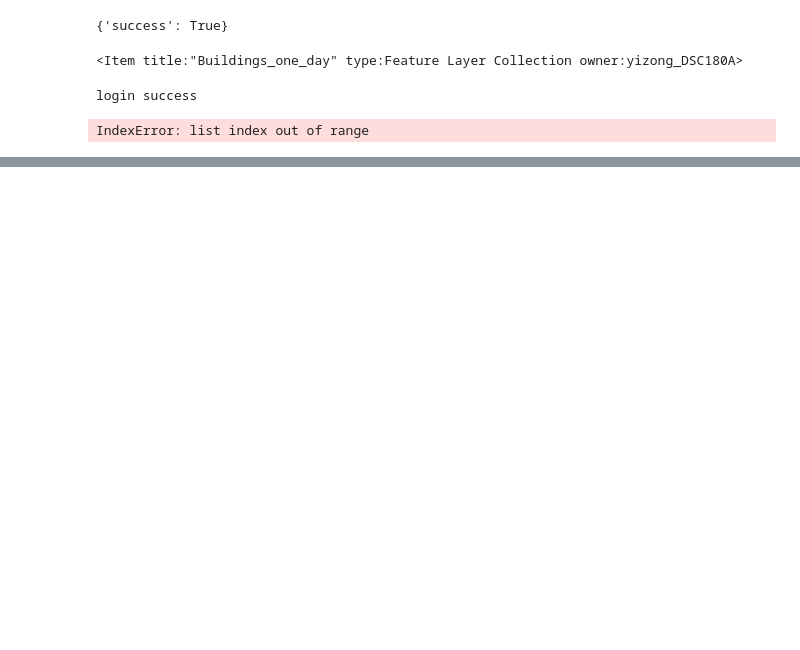
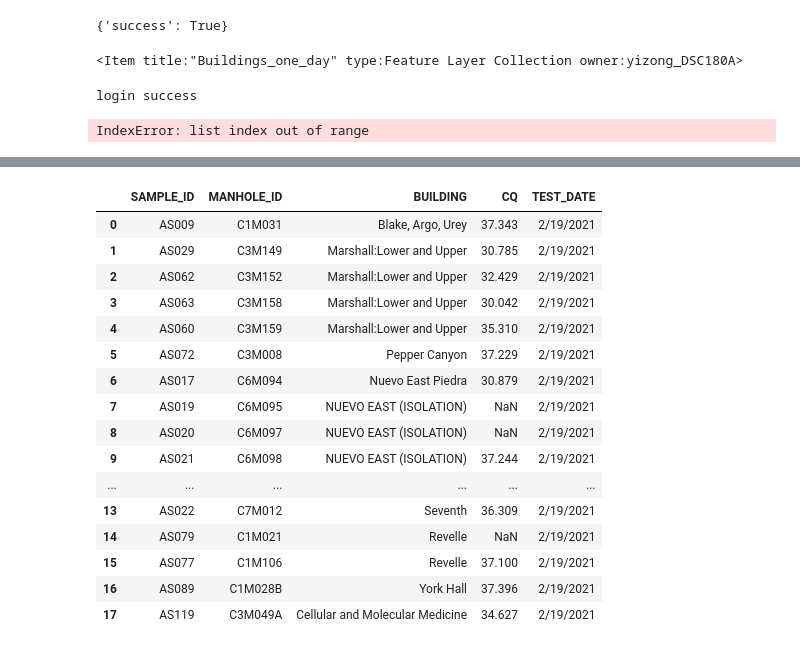
Before and after one commit to ucsd-cmi/BuildingTrace, a Jupyter notebook: src/TestNotebook.ipynb, the cells around one changed output, grey strips where cells are left out. Drawn from its saved outputs; the diff is of its cells as text; code cells hidden in the pictures; blank space fills up the shorter version.

```diff
--- a/src/TestNotebook.ipynb
+++ b/src/TestNotebook.ipynb
@@ -71,0 +237,21 @@ See the caveats in the documentation: https://pandas.pydata.org/pandas-docs/stab
+# %%
+import pandas as pd
+pd.read_csv('file_today.csv')
+# %% [output]
+|  | SAMPLE_ID | MANHOLE_ID | BUILDING | CQ | TEST_DATE |
+| 0 | AS009 | C1M031 | Blake, Argo, Urey | 37.343 | 2/19/2021 |
+| 1 | AS029 | C3M149 | Marshall:Lower and Upper | 30.785 | 2/19/2021 |
+| 2 | AS062 | C3M152 | Marshall:Lower and Upper | 32.429 | 2/19/2021 |
+| 3 | AS063 | C3M158 | Marshall:Lower and Upper | 30.042 | 2/19/2021 |
+| 4 | AS060 | C3M159 | Marshall:Lower and Upper | 35.310 | 2/19/2021 |
+| 5 | AS072 | C3M008 | Pepper Canyon | 37.229 | 2/19/2021 |
+| 6 | AS017 | C6M094 | Nuevo East Piedra | 30.879 | 2/19/2021 |
+| 7 | AS019 | C6M095 | NUEVO EAST (ISOLATION) | NaN | 2/19/2021 |
+| 8 | AS020 | C6M097 | NUEVO EAST (ISOLATION) | NaN | 2/19/2021 |
+| 9 | AS021 | C6M098 | NUEVO EAST (ISOLATION) | 37.244 | 2/19/2021 |
+| ... | ... | ... | ... | ... | ... |
+| 13 | AS022 | C7M012 | Seventh | 36.309 | 2/19/2021 |
+| 14 | AS079 | C1M021 | Revelle | NaN | 2/19/2021 |
+| 15 | AS077 | C1M106 | Revelle | 37.100 | 2/19/2021 |
+| 16 | AS089 | C1M028B | York Hall | 37.396 | 2/19/2021 |
+| 17 | AS119 | C3M049A | Cellular and Molecular Medicine | 34.627 | 2/19/2021 |
```
Also changed, not shown: parts of 95 cells of this notebook, 5 other files.
